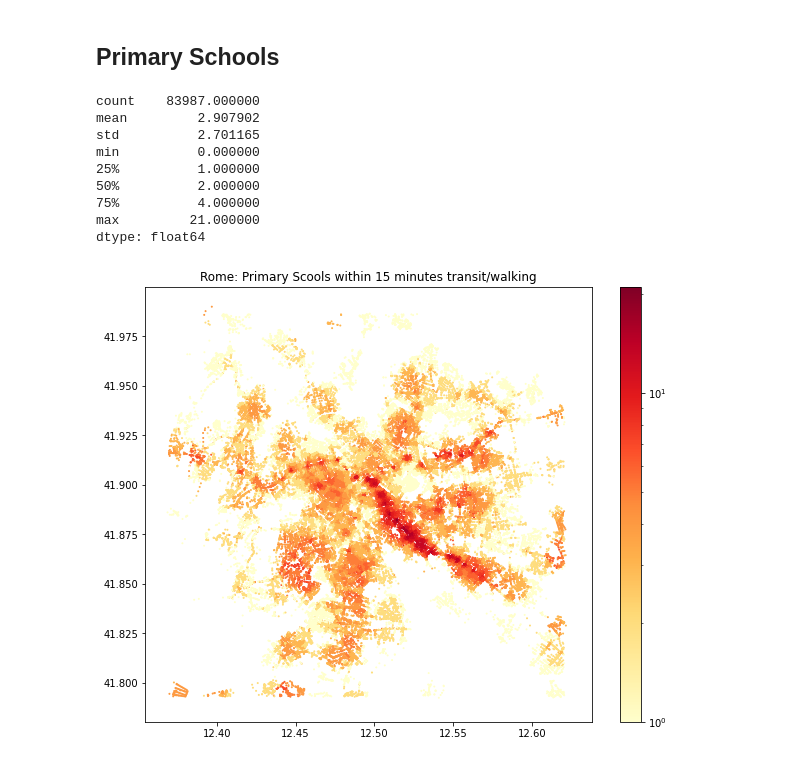
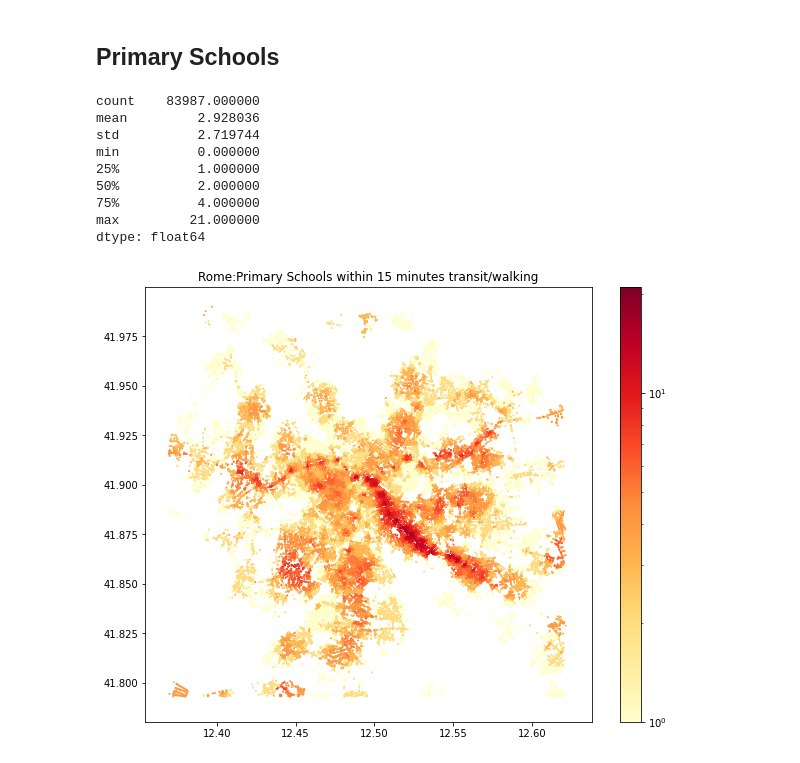
Before and after one commit to CityScope/CS_NTT_Rome, a Jupyter notebook: data_analysis/access_networks/access_analysis.ipynb, the cells around one changed output. Saved outputs shown, nothing was run; the diff lists cells and outputs as text; code cells hidden in the pictures.

```diff
--- a/data_analysis/access_networks/access_analysis.ipynb
+++ b/data_analysis/access_networks/access_analysis.ipynb
@@ -97,0 +121,4 @@ accommodation_gdf.to_file('./outputs/accomodation.geojson',
+# %%
+SPORTS_DATA_LOC='https://dati.comune.roma.it/catalog/dataset/acb9bbf0-9beb-409d-b5e8-b4407dec1aef/resource/809dfc0d-f305-4b9e-a487-2b4ce7fd5b0c/download/centri_sportivi_municipali_2018.csv'
+# %%
+sports_centers=pd.read_csv(SPORTS_DATA_LOC, sep=';',encoding = "latin")
@@ -97,0 +141,6 @@ accommodation_gdf.to_file('./outputs/accomodation.geojson',
+# %%
+sports_centers["INDIRIZZO"]=sports_centers["INDIRIZZO"].apply(str)
+# Fixing addresses withouth address number
+for index,row in sports_centers.iterrows():
+    if ', SNC' in row['INDIRIZZO']:
+        sports_centers.loc[index,['INDIRIZZO']] = row['INDIRIZZO'].replace(', SNC', ', 1')
@@ -200,34 +368,2 @@ nodes_gdf.to_file('./outputs/access/accom_access.geojson',
 # %% [markdown]
 ## Primary Schools
-# %%
-schools_nodes = transit_ped_net.get_node_ids(schools['longitude'],
-                                   schools['latitude'])
-transit_ped_net.set(schools_nodes,
-            name = 'schools')
-
-schools_access = transit_ped_net.aggregate(distance = max_minutes,
-                                  type = 'count',
-                                  name = 'schools')
-schools_access.describe()
-# %% [output]
-count    83987.000000
-mean         2.907902
-std          2.701165
-min          0.000000
-25%          1.000000
-50%          2.000000
-75%          4.000000
-max         21.000000
-dtype: float64
-# %%
-fig, ax = plt.subplots(figsize=(10,8))
-
-plt.title('Rome: Primary Scools within 15 minutes transit/walking')
-plt.scatter(transit_ped_net.nodes_df.x, transit_ped_net.nodes_df.y,
-            c=schools_access, s=1, cmap='YlOrRd',
-            norm=matplotlib.colors.LogNorm())
-cb = plt.colorbar()
-
-plt.show()
-# %% [output]
-[figure, removed]
@@ -243,0 +370,13 @@ nodes_gdf.to_file('./outputs/access/schools_access.geojson',
+# %%
+access_analysis(network=transit_ped_net, df=schools, lat_col_name='latitude', lon_col_name='longitude', name='Primary Schools' )
+# %% [output]
+count    83987.000000
+mean         2.928036
+std          2.719744
+min          0.000000
+25%          1.000000
+50%          2.000000
+75%          4.000000
+max         21.000000
+dtype: float64
+[figure, added]
```
Also changed, not shown: parts of 29 cells of this notebook, 5 other files.
